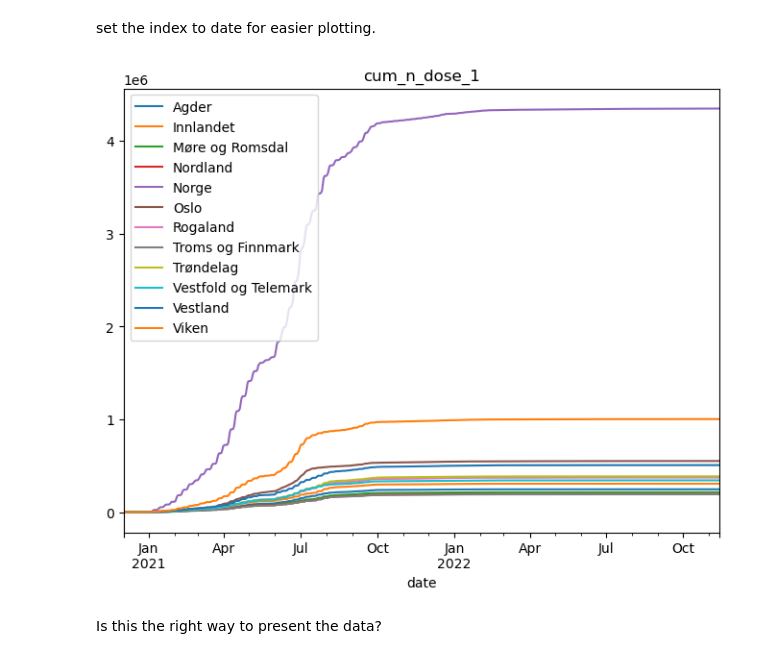
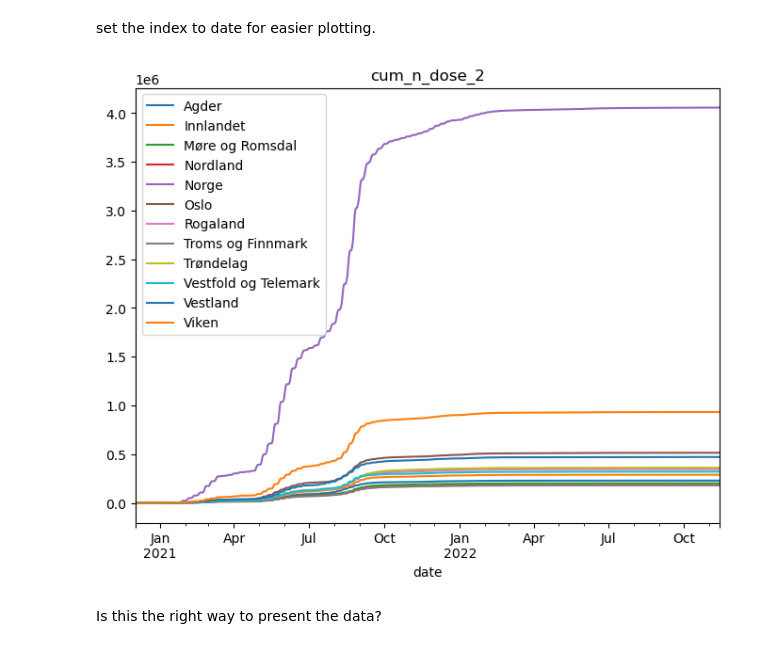
Before and after one commit to galendal/model_prepare, a Jupyter notebook: fhi_data.ipynb, the cells around one changed output. Cells and saved outputs as stored; diff of their text form; code cells hidden in the pictures.

```diff
--- a/fhi_data.ipynb
+++ b/fhi_data.ipynb
@@ -178,12 +178,12 @@ plt.legend(['n_icu','hospital main cause'])
 # %% [markdown]
 set the index to date for easier plotting.
 # %%
-variable='cum_n_dose_1'
+variable='cum_n_dose_2'
 fig,axs=plt.subplots(1,1,figsize=(8,6))
 
 vac.groupby('location_name')[variable].plot(legend=True,title=variable, ax=axs);
 # %% [output]
-[figure, old version]
+[figure, new version]
 # %% [markdown]
 Is this the right way to present the data?
 # %%
```
Also changed, not shown: parts of 4 cells of this notebook, 5 other files.
